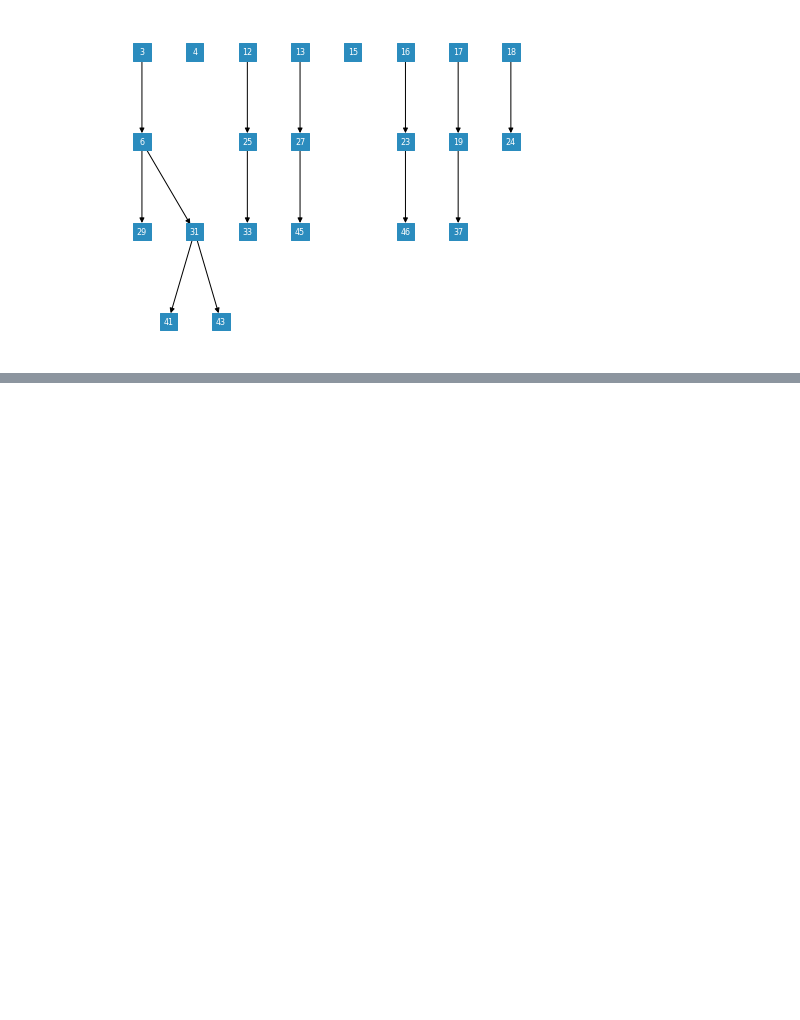
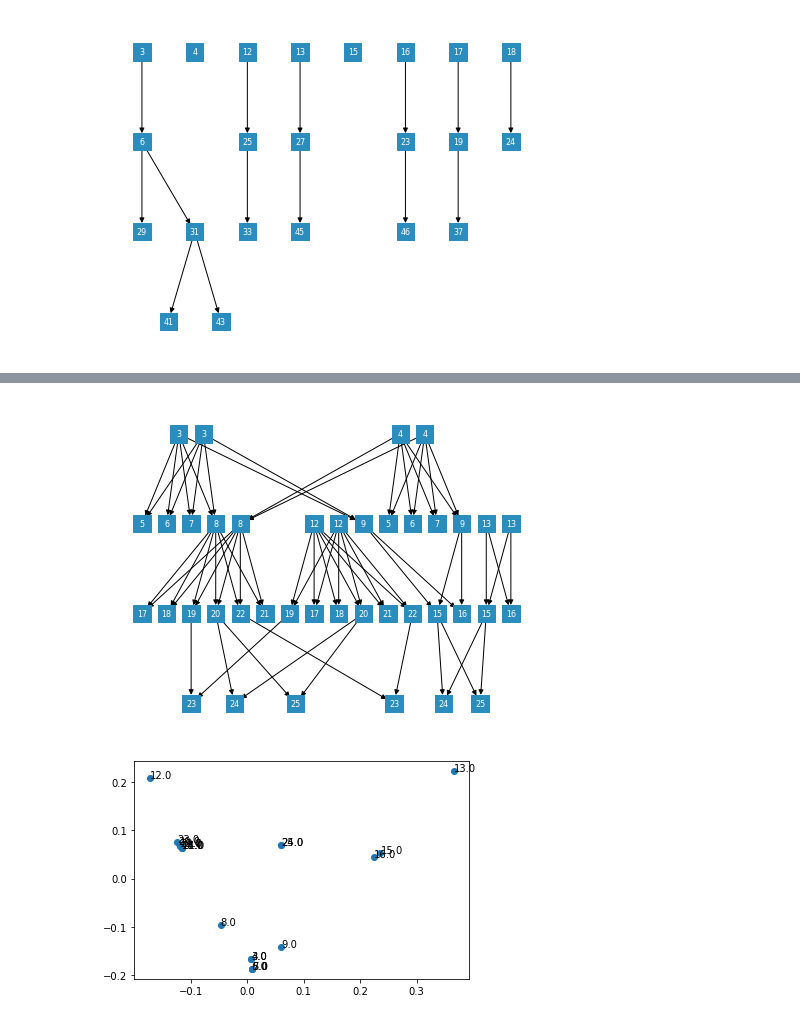
Before and after one commit to ivan-krukov/aligning-genealogies, a Jupyter notebook: notebooks/Experiments.ipynb, the cells around one changed output, grey strips where cells are left out. Cells and saved outputs as stored; diff of their text form; code cells hidden in the pictures; blank space fills up the shorter version.

```diff
--- a/notebooks/Experiments.ipynb
+++ b/notebooks/Experiments.ipynb
@@ -141,0 +288,5 @@ plt.show()
+# %%
+decompose_genealogical_object(h_graph, labels=h_graph.get_node_attributes('individual'), groupby_labels=True)
+# %% [output]
+[figure, added]
+[figure, added]
```
Also changed, not shown: parts of 64 cells of this notebook, 10 other files.
